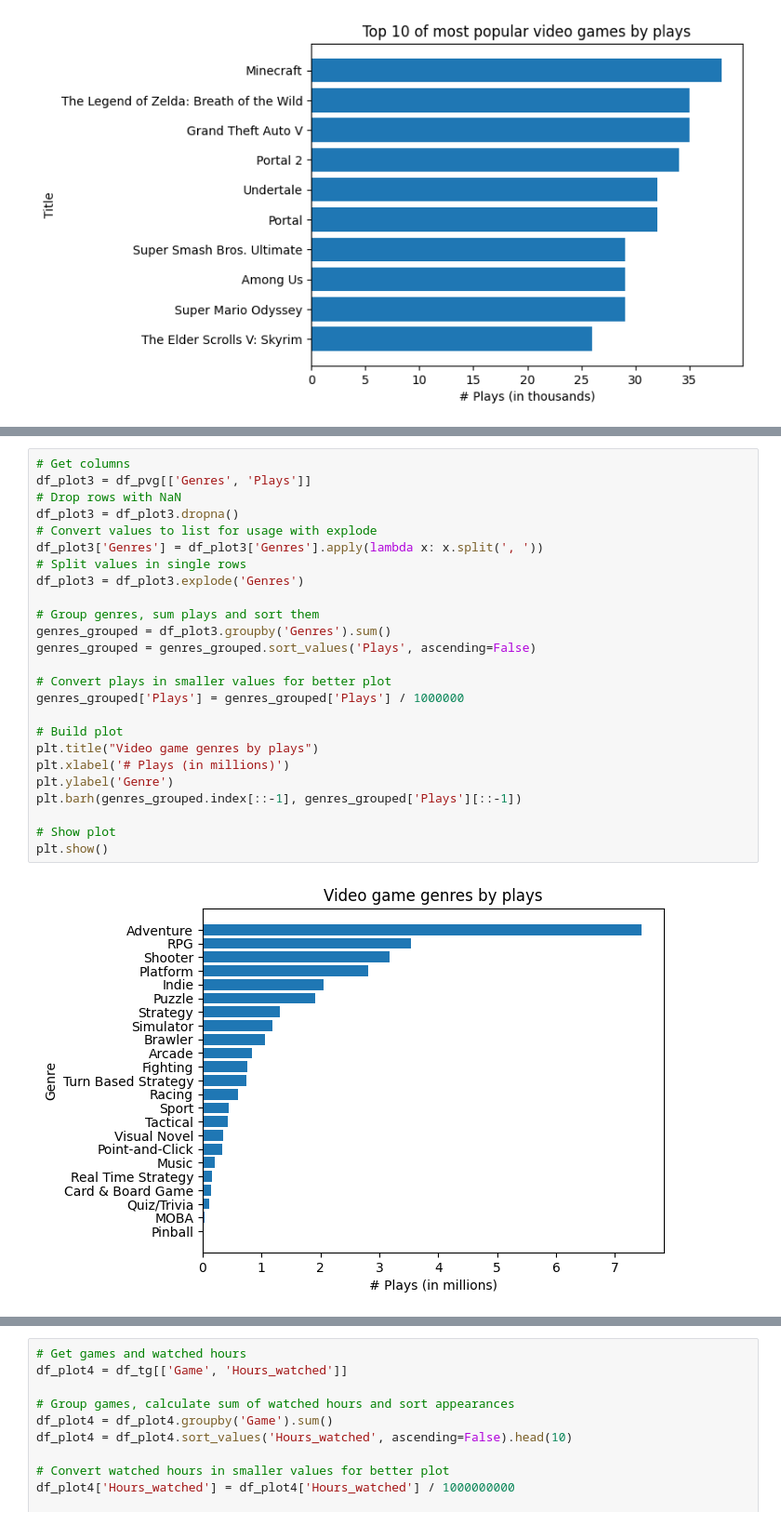
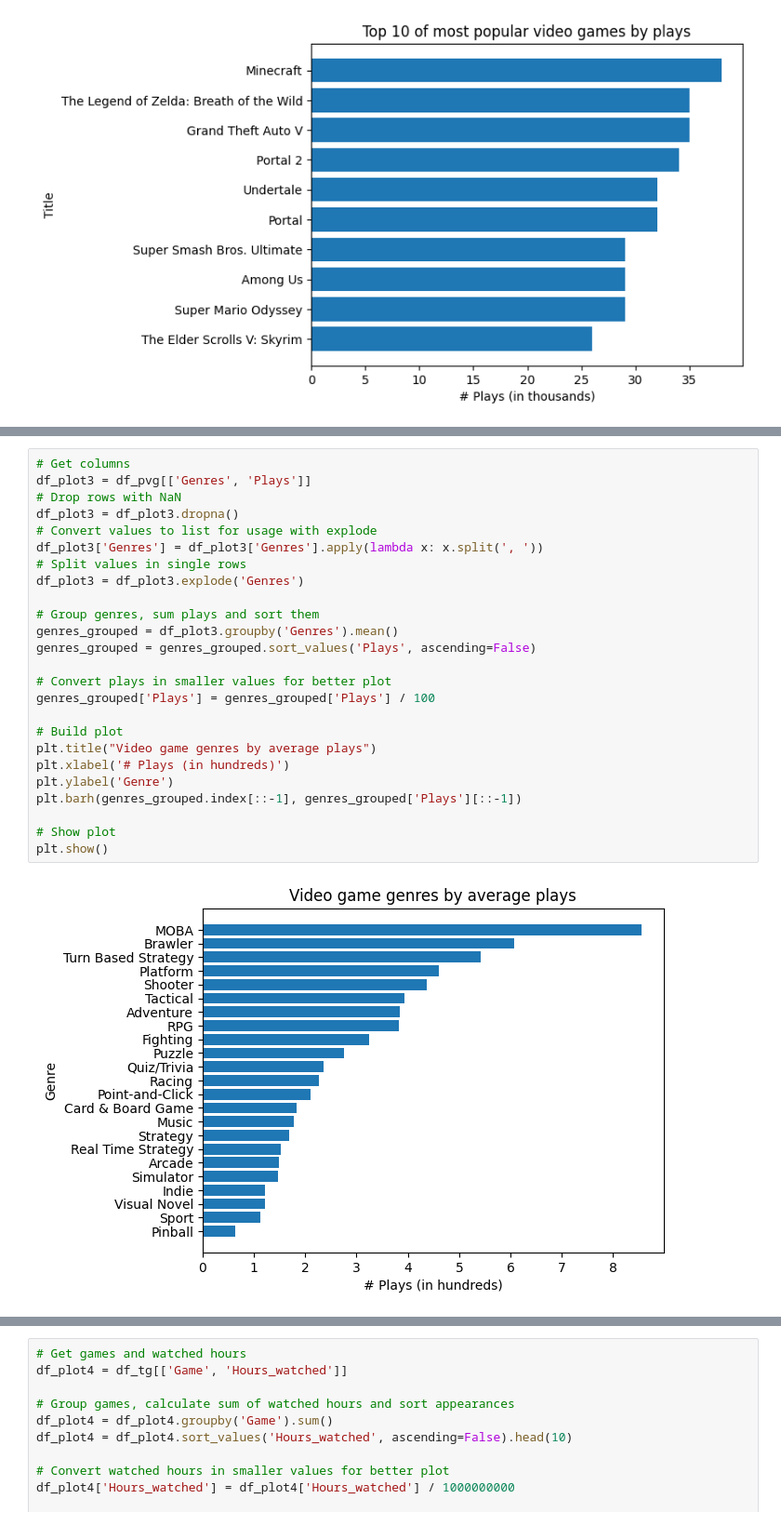
Before and after one commit to KevGame/made-template, a Jupyter notebook: project/report.ipynb, the cells around one changed output, grey strips where cells are left out. Shown at 93% size. Saved outputs shown, nothing was run; the diff lists cells and outputs as text.

```diff
--- a/project/report.ipynb
+++ b/project/report.ipynb
@@ -199,30 +217,30 @@ The figure shows video games grouped by genres sorted descending by average play
 # %%
 # Get columns
 df_plot3 = df_pvg[['Genres', 'Plays']]
 # Drop rows with NaN
 df_plot3 = df_plot3.dropna()
 # Convert values to list for usage with explode
 df_plot3['Genres'] = df_plot3['Genres'].apply(lambda x: x.split(', '))
 # Split values in single rows
 df_plot3 = df_plot3.explode('Genres')
 
 # Group genres, sum plays and sort them
-genres_grouped = df_plot3.groupby('Genres').sum()
+genres_grouped = df_plot3.groupby('Genres').mean()
 genres_grouped = genres_grouped.sort_values('Plays', ascending=False)
 
 # Convert plays in smaller values for better plot
-genres_grouped['Plays'] = genres_grouped['Plays'] / 1000000
+genres_grouped['Plays'] = genres_grouped['Plays'] / 100
 
 # Build plot
-plt.title("Video game genres by plays")
-plt.xlabel('# Plays (in millions)')
+plt.title("Video game genres by average plays")
+plt.xlabel('# Plays (in hundreds)')
 plt.ylabel('Genre')
 plt.barh(genres_grouped.index[::-1], genres_grouped['Plays'][::-1])
 
 # Show plot
 plt.show()
 # %% [output]
-[figure, old version]
+[figure, new version]
 # %% [markdown]
 ##### Top 10 most popular games by hours watched
 
```
Also changed, not shown: parts of 23 cells of this notebook.
